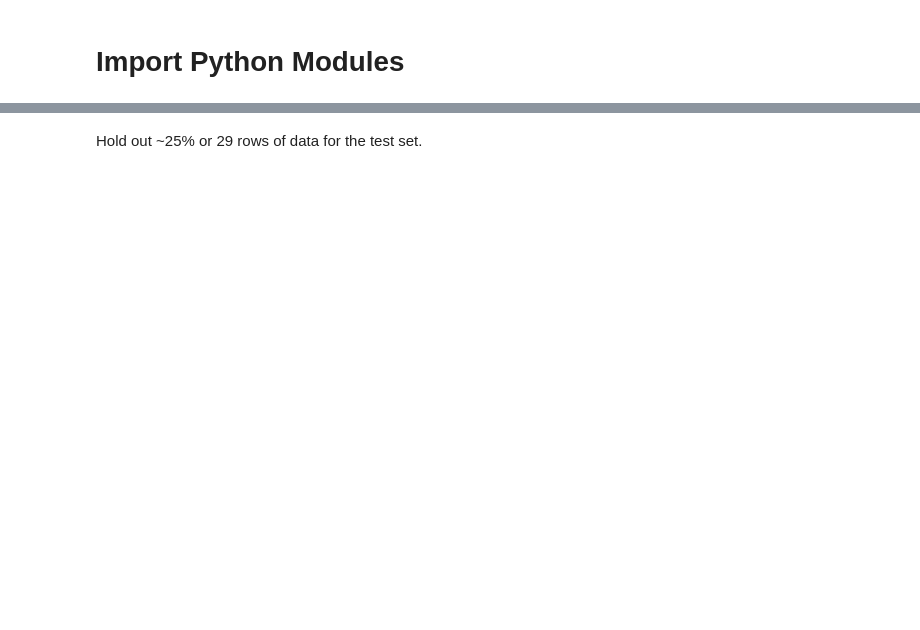
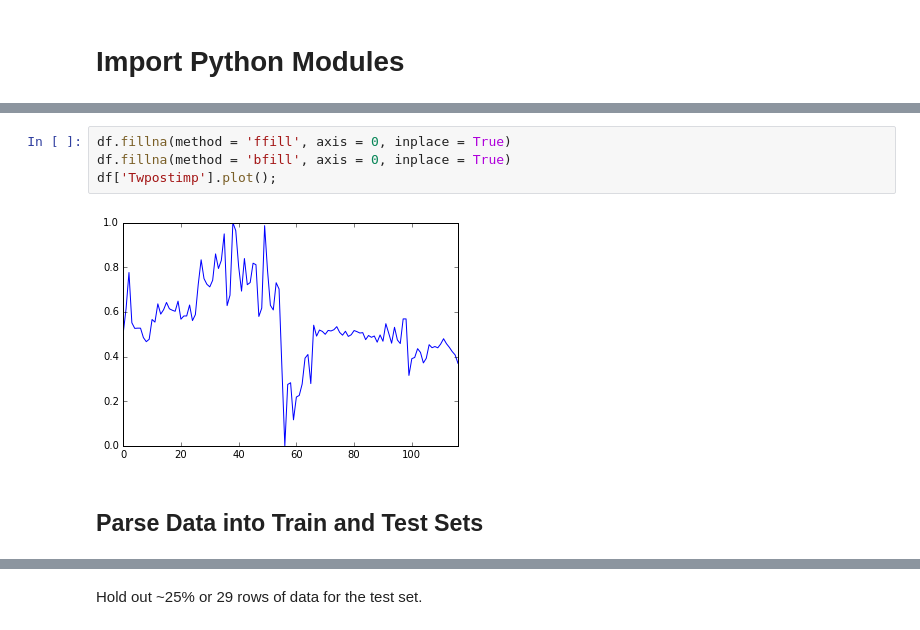
Before and after one commit to damiansp/nuggets, a Jupyter notebook: ML_nuggets.ipynb, the cells around one changed output, grey strips where cells are left out. Saved outputs shown, nothing was run; the diff lists cells and outputs as text; blank space fills up the shorter version.

```diff
--- a/ML_nuggets.ipynb
+++ b/ML_nuggets.ipynb
@@ -41,3 +93,11 @@ Because we are looking at two data sets (with and without "outliers" removed), w
+# %%
+df.fillna(method = 'ffill', axis = 0, inplace = True)
+df.fillna(method = 'bfill', axis = 0, inplace = True)
+df['Twpostimp'].plot();
+# %% [output]
+[figure, added]
+# %% [markdown]
+## Parse Data into Train and Test Sets
 # %%
 df.shape
 # %% [output]
```
Also changed, not shown: parts of 46 cells of this notebook.
